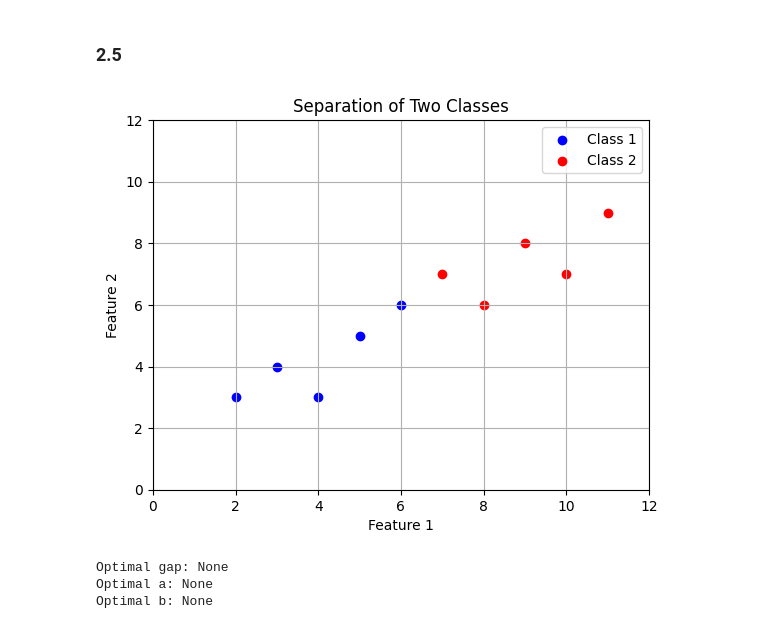
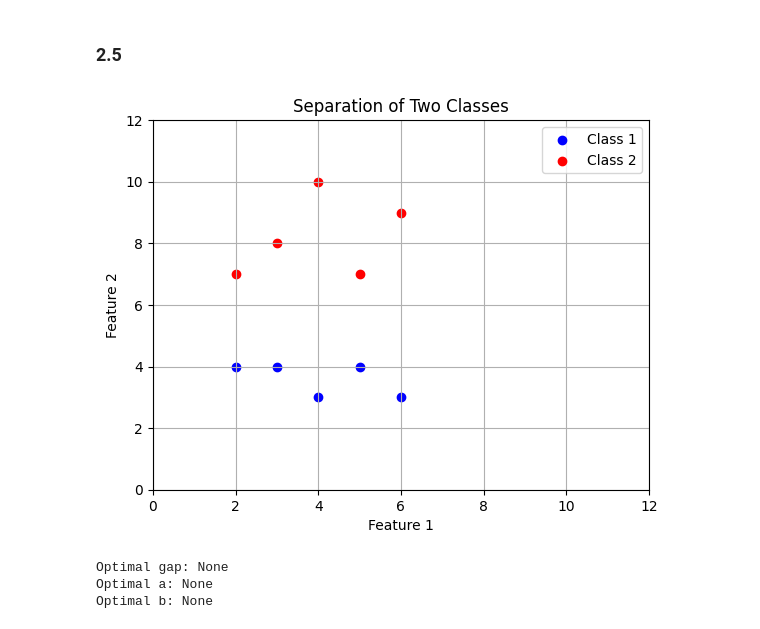
Before and after one commit to Zaloz64/TDA206, a Jupyter notebook: lab1/hw-1.ipynb, the cells around one changed output. Cells and saved outputs as stored; diff of their text form; code cells hidden in the pictures.

```diff
--- a/lab1/hw-1.ipynb
+++ b/lab1/hw-1.ipynb
@@ -337,29 +381,29 @@ plt.show()
 # %%
 import matplotlib.pyplot as plt
 import numpy as np
 
 # Define fixed points for two classes
 class_1_x = [2, 3, 4, 5, 6]
-class_1_y = [3, 4, 3, 5, 6]
+class_1_y = [4, 4, 3, 4, 3]
 
-class_2_x = [7, 8, 9, 10, 11]
-class_2_y = [7, 6, 8, 7, 9]
+class_2_x = [2, 3, 4, 5, 6]
+class_2_y = [7, 8, 10, 7, 9]
 
 # Plot the two classes
 plt.scatter(class_1_x, class_1_y, color='blue', label='Class 1')
 plt.scatter(class_2_x, class_2_y, color='red', label='Class 2')
 
 # Set labels and legend
 plt.xlabel('Feature 1')
 plt.ylabel('Feature 2')
 plt.xlim(0, 12)
 plt.ylim(0, 12)
 plt.title('Separation of Two Classes')
 plt.legend()
 plt.grid(True)
 
 # Show the plot
 plt.show()
 # %% [output]
-[figure, old version]
+[figure, new version]
 # %%
```
Also changed, not shown: parts of 9 cells of this notebook.
